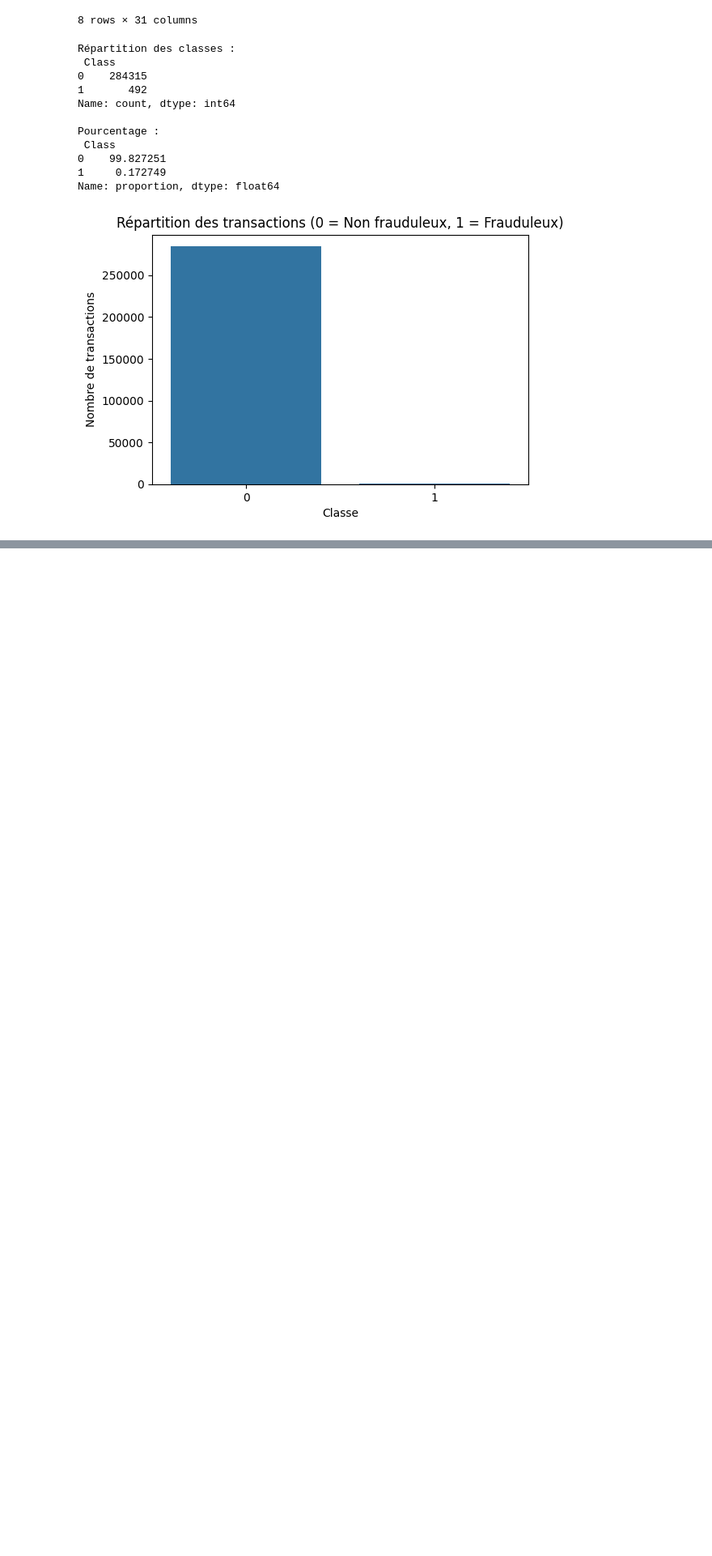
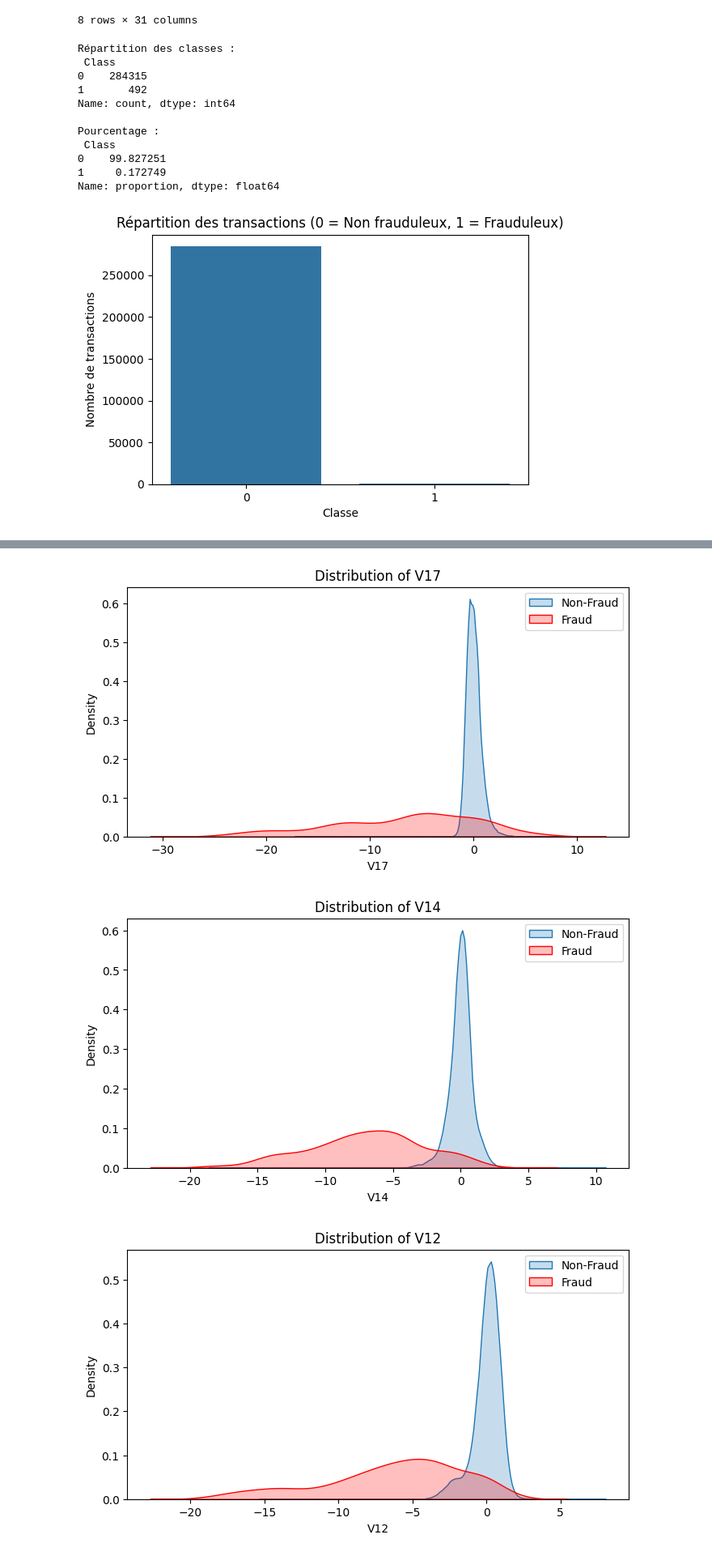
Before and after one commit to ID18030104/hackaton01, a Jupyter notebook: notebooks/01_EDA.ipynb, the cells around one changed output, grey strips where cells are left out. Shown at 81% size. Saved outputs shown, nothing was run; the diff lists cells and outputs as text; code cells hidden in the pictures; blank space fills up the shorter version.

```diff
--- a/notebooks/01_EDA.ipynb
+++ b/notebooks/01_EDA.ipynb
@@ -83,0 +191,16 @@ plt.show()
+# %%
+import pandas as pd
+import numpy as np
+
+# Calculer la corrélation de chaque feature avec 'Class'
+corr_with_target = df.corr()['Class'].drop('Class')
+
+# Créer un DataFrame trié par valeur absolue de corrélation
+corr_df = pd.DataFrame({
+    'Feature': corr_with_target.index,
+    'Correlation': corr_with_target.values,
+    'AbsCorr': np.abs(corr_with_target.values)
+}).sort_values(by='AbsCorr', ascending=False)
+
+# Afficher le top 10
+print(corr_df[['Feature','Correlation']].head(10))
@@ -83,0 +219,17 @@ plt.show()
+# %%
+import matplotlib.pyplot as plt
+import seaborn as sns
+
+top_features = corr_df['Feature'].head(5).values  # Top 5 features corrélées à la fraude
+
+for feature in top_features:
+    plt.figure(figsize=(8, 4))
+    sns.kdeplot(data=df[df['Class'] == 0], x=feature, label='Non-Fraud', fill=True)
+    sns.kdeplot(data=df[df['Class'] == 1], x=feature, label='Fraud', fill=True, color='r')
+    plt.title(f'Distribution of {feature}')
+    plt.legend()
+    plt.show()
+# %% [output]
+[figure, added]
+[figure, added]
+[figure, added]
```
Also changed, not shown: parts of 15 cells of this notebook.
